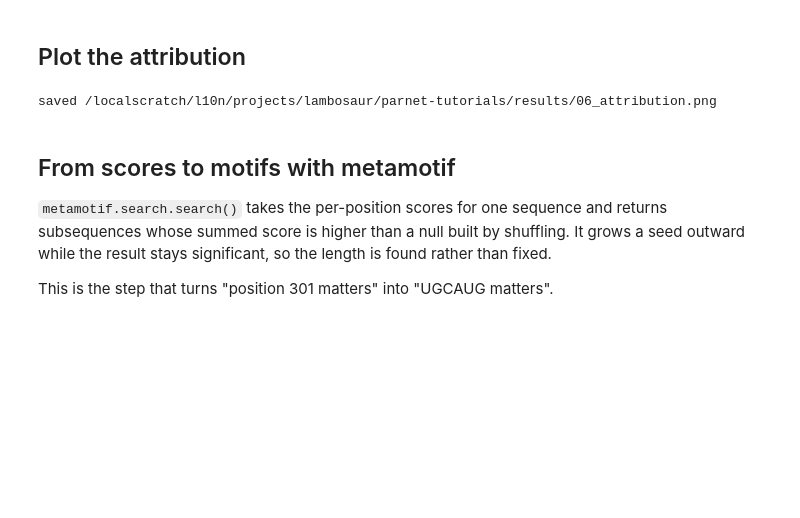
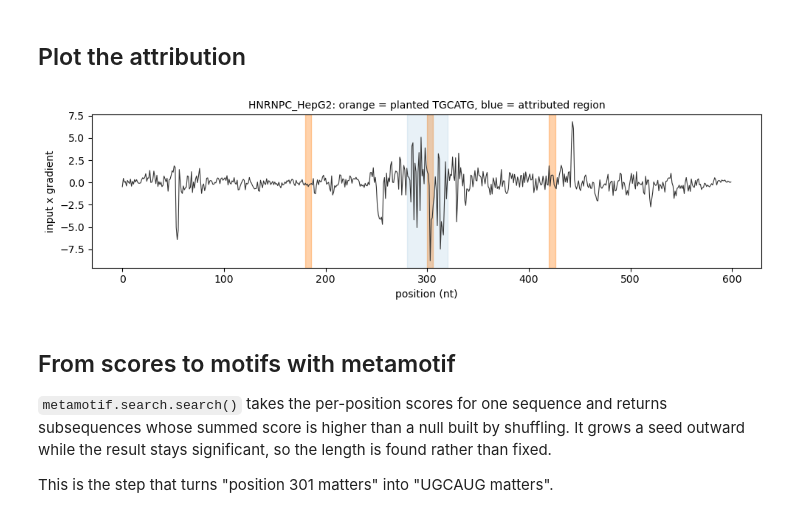
Before and after one commit to marsico-lab/parnet-tutorials, a Jupyter notebook: notebooks/06_interpretation_motifs.ipynb, the cells around one changed output. Drawn from its saved outputs; the diff is of its cells as text; code cells hidden in the pictures; blank space fills up the shorter version.

```diff
--- a/notebooks/06_interpretation_motifs.ipynb
+++ b/notebooks/06_interpretation_motifs.ipynb
@@ -150,26 +150,25 @@ Both are legitimate. They answer different questions.
 # %% [markdown]
 ## Plot the attribution
 # %%
-import matplotlib
-matplotlib.use('Agg')
+%matplotlib inline
 import matplotlib.pyplot as plt
 
 fig, ax = plt.subplots(figsize=(10, 3))
 ax.plot(per_position, linewidth=0.8, color='#333333')
 for start in (180, 300, 420):
     ax.axvspan(start, start + len(motif), color='tab:orange', alpha=0.35)
 ax.axvspan(region.start, region.stop, color='tab:blue', alpha=0.10)
 ax.set_xlabel('position (nt)')
 ax.set_ylabel('input x gradient')
 ax.set_title(f'{rbp}: orange = planted {motif}, blue = attributed region', fontsize=10)
 fig.tight_layout()
 
 results = pt.project_root() / 'results'
 results.mkdir(exist_ok=True)
 fig.savefig(results / '06_attribution.png', dpi=120)
-print('saved', results / '06_attribution.png')
+plt.show()
 # %% [output]
-saved /localscratch/l10n/projects/lambosaur/parnet-tutorials/results/06_attribution.png
+[figure, added]
 # %% [markdown]
 ## From scores to motifs with metamotif
 
```
Also changed, not shown: 2 other files.
